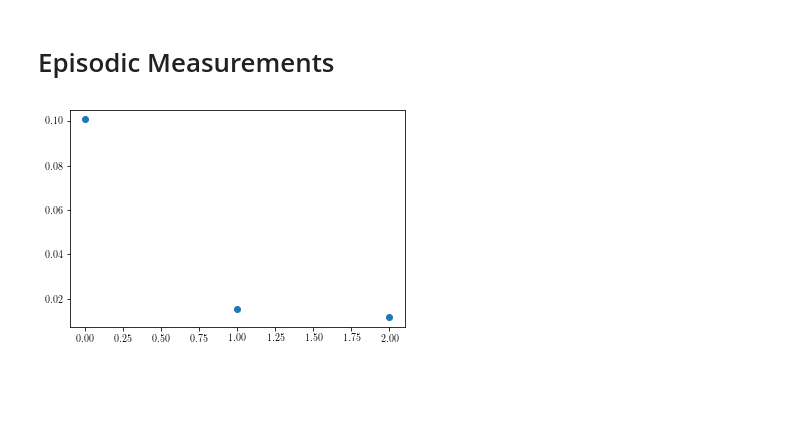
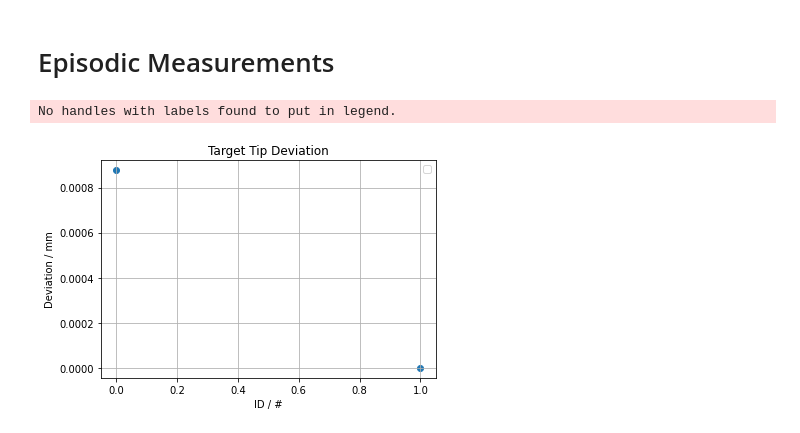
Before and after one commit to RViMLab/h_rcm_vs_ws, a Jupyter notebook: src/rcm_eval/notebooks/rcm_eval.ipynb, the cells around one changed output. Cells and saved outputs as stored; diff of their text form; code cells hidden in the pictures; blank space fills up the shorter version.

```diff
--- a/src/rcm_eval/notebooks/rcm_eval.ipynb
+++ b/src/rcm_eval/notebooks/rcm_eval.ipynb
@@ -4,8 +4,8 @@ import numpy as np
 import matplotlib as mpl
 import matplotlib.pyplot as plt
 
-mpl.rcParams['text.usetex'] = True
-mpl.rcParams['text.latex.preamble'] = [r'\usepackage{amsmath}']
+# mpl.rcParams['text.usetex'] = True
+# mpl.rcParams['text.latex.preamble'] = [r'\usepackage{amsmath}']
 # %% [markdown]
 # Conitnuous Measurements
 # %%
@@ -125,23 +145,23 @@ plt.show()
 # %%
 df_path = pd.read_csv('../data/h_gen_endoscopy_stored_views/exports/path_0.csv')
 df_path.time = df_path.time.apply(lambda x: x - df_path.time[0])
 
 # deviation target and final
 df_path['target_rcm.task.values'] = df_path['target_rcm.task.values'].apply(lambda x: [float(xi) for xi in x.replace('(', '').replace(')', '').split(',')])
 df_path['final_rcm.task.values'] = df_path['final_rcm.task.values'].apply(lambda x: [float(xi) for xi in x.replace('(', '').replace(')', '').split(',')])
 
-# angle error
-df_path['angle_error'] = np.linalg.norm(
-    df_path['target_rcm.task.values'].apply(lambda x: np.array(x[1:])) - df_path['final_rcm.task.values'].apply(lambda x: np.array(x[1:]))
-)
-
-# depth error
-df_path['depth_error'] = abs(
-    df_path['target_rcm.task.values'].apply(lambda x: x[0]) - df_path['final_rcm.task.values'].apply(lambda x: x[0])
-)
+# tip deviation
+df_path['tip_euclidean_distance'] = df_path['target_rcm.task.values'].apply(lambda x: np.array(x[:-1])) - df_path['final_rcm.task.values'].apply(lambda x: np.array(x[:-1]))
+df_path.tip_euclidean_distance = df_path.tip_euclidean_distance.apply(lambda x: np.linalg.norm(x))
 
 # plot
-plt.scatter(df_path.id, df_path.angle_error)
+plt.scatter(df_path.id, df_path.tip_euclidean_distance)
+plt.title('Target Tip Deviation')
+plt.xlabel('ID / #')
+plt.ylabel('Deviation / mm')
+plt.grid()
+plt.legend()
 plt.show()  # replace kinematics
 # %% [output]
+No handles with labels found to put in legend.
-[figure, old version]
+[figure, new version]
```
Also changed, not shown: parts of 9 cells of this notebook, 4 other files.
